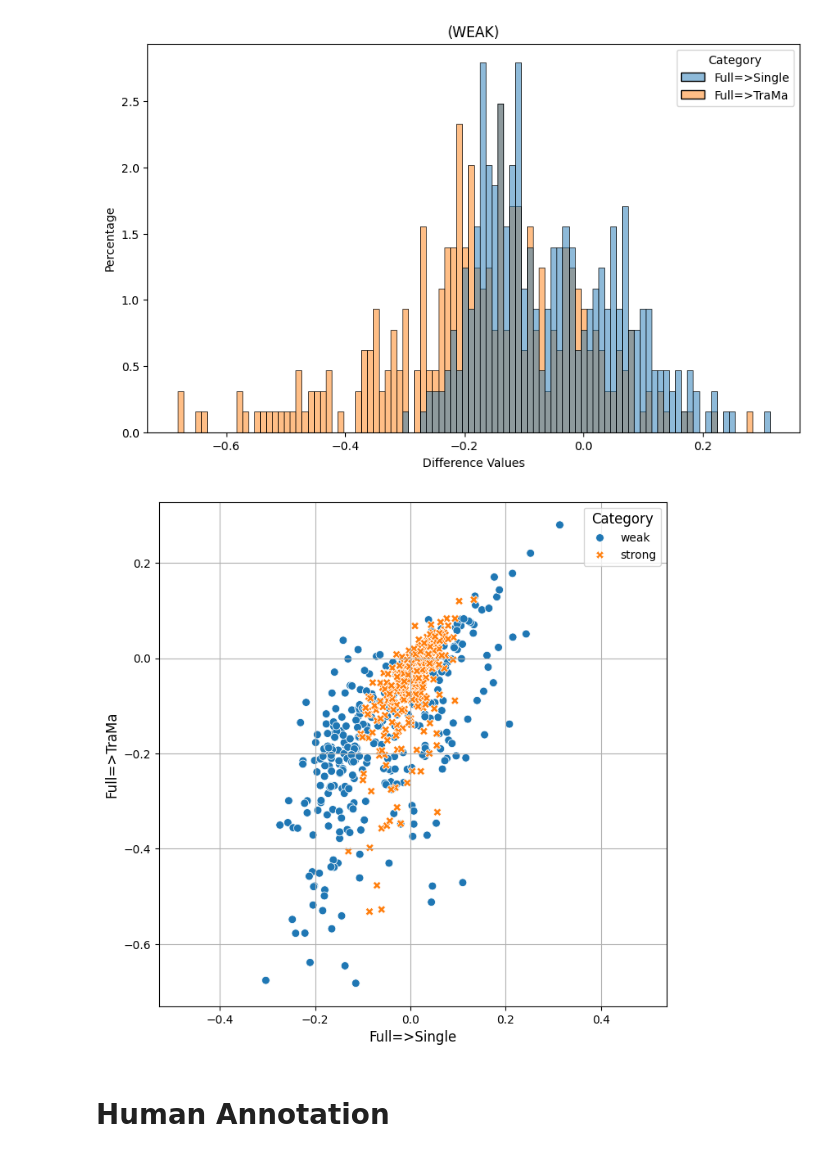
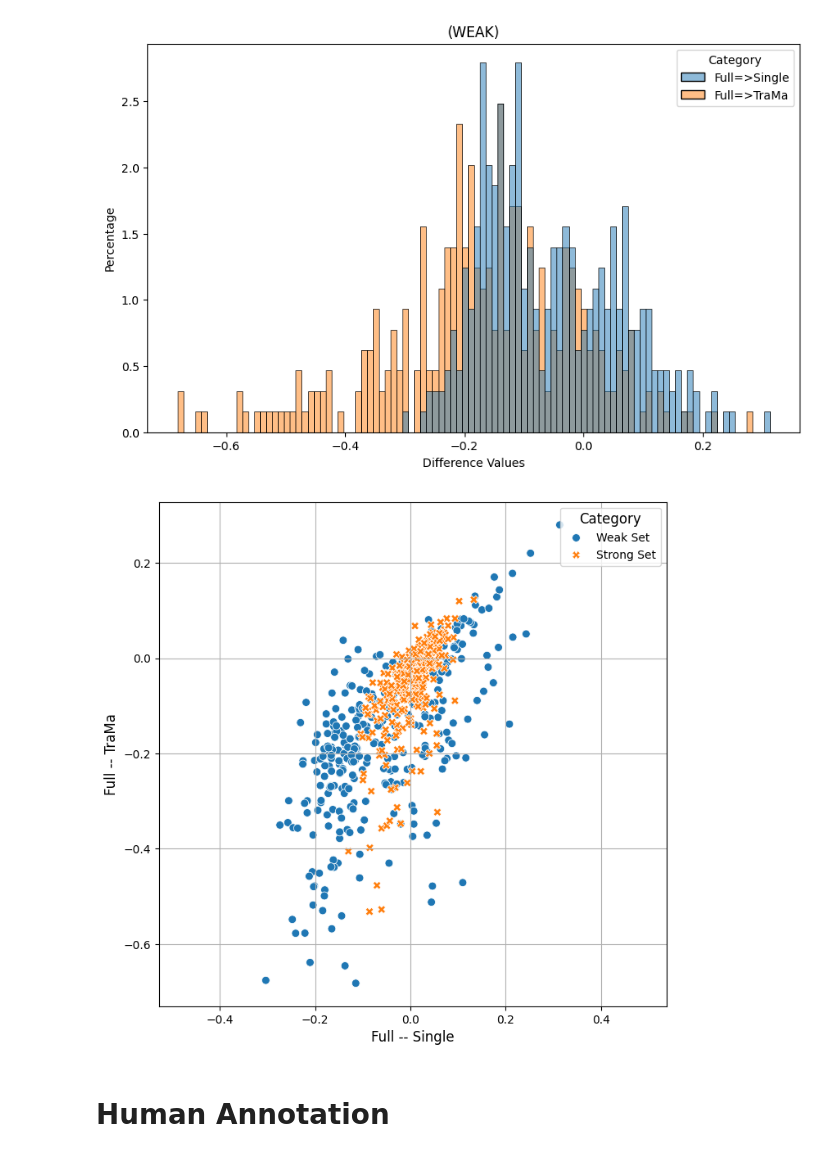
Before and after one commit to sonqt/cs6742-trama, a Jupyter notebook: dev.ipynb, the cells around one changed output. Saved outputs shown, nothing was run; the diff lists cells and outputs as text; code cells hidden in the pictures.

```diff
--- a/dev.ipynb
+++ b/dev.ipynb
@@ -109,31 +109,31 @@ plt.show()
 # %%
 df_weak = pd.DataFrame({
     "x": weak_fullSingle,
     "y": weak_fullTraMa,
-    "label": "weak"
+    "label": "Weak Set"
 })
 
 df_strong = pd.DataFrame({
     "x": strong_fullSingle,
     "y": strong_fullTraMa,
-    "label": "strong"
+    "label": "Strong Set"
 })
 
 # Combine the data
 df = pd.concat([df_weak, df_strong])
 
 # Create the scatter plot
 plt.figure(figsize=(8, 8))
 sns.scatterplot(data=df, x="x", y="y", hue="label", style="label", s=50)
 # plt.title("Scatter Plot of Weak and Strong Classes", fontsize=16)
-plt.xlabel("Full=>Single", fontsize=12)
-plt.ylabel("Full=>TraMa", fontsize=12)
+plt.xlabel("Full -- Single", fontsize=12)
+plt.ylabel("Full -- TraMa", fontsize=12)
 plt.legend(title="Category", fontsize=10, title_fontsize=12)
 plt.grid(True)
 plt.axis('equal')
 plt.show()
 # %% [output]
-[figure, old version]
+[figure, new version]
 # %% [markdown]
 # Human Annotation
 # %%
```
Also changed, not shown: 8 other files.
